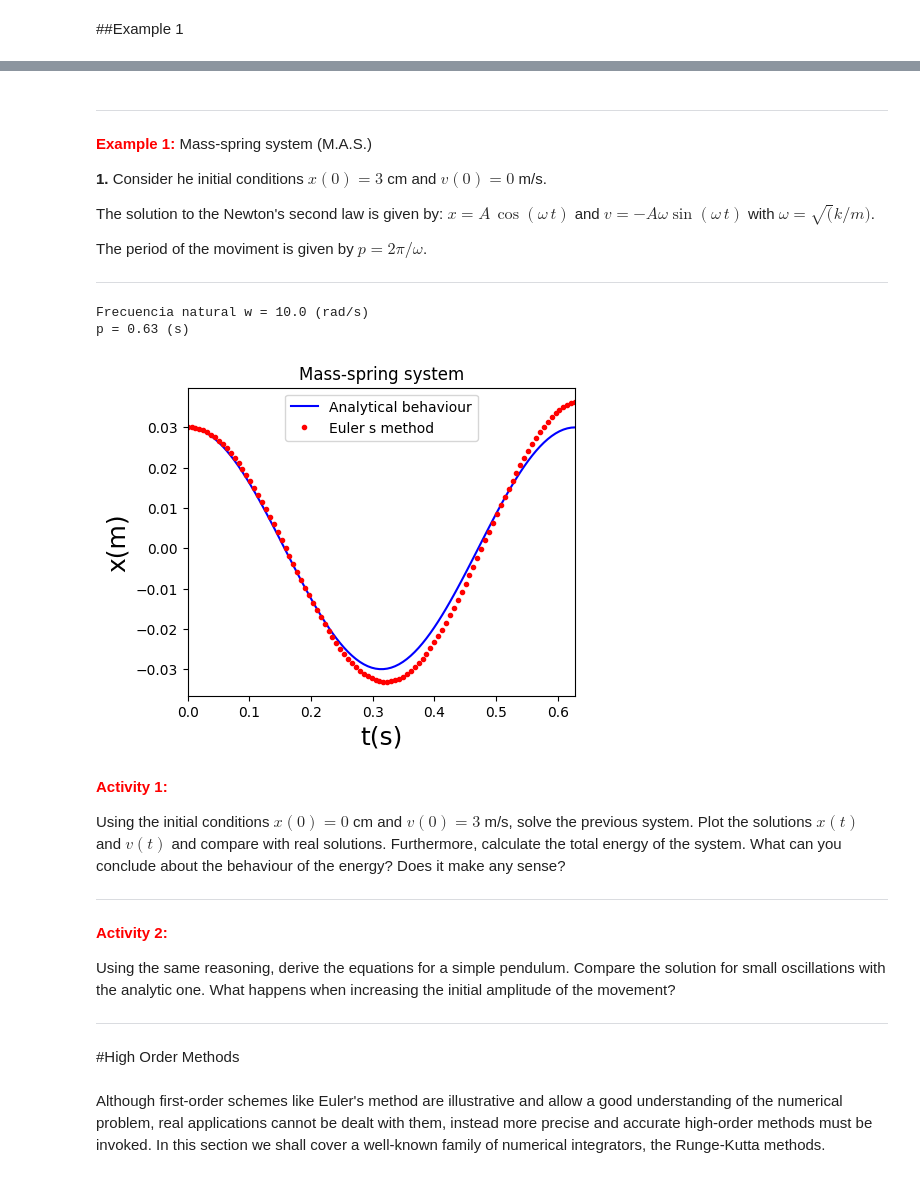
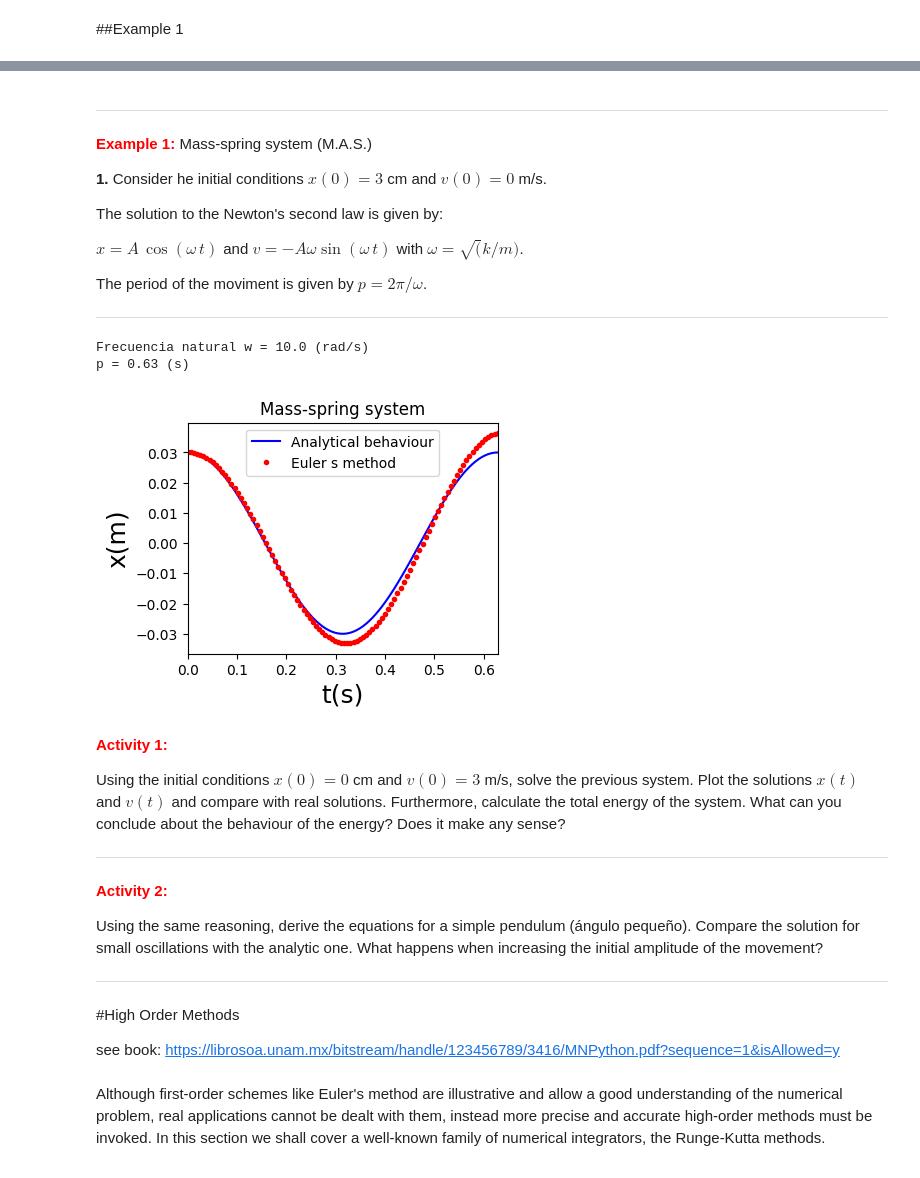
Before and after one commit to anferivera/Programming, a Jupyter notebook: 7_1_differential_equations.ipynb, the cells around one changed output, grey strips where cells are left out. Saved outputs shown, nothing was run; the diff lists cells and outputs as text; code cells hidden in the pictures.

```diff
--- a/7_1_differential_equations.ipynb
+++ b/7_1_differential_equations.ipynb
@@ -108,7 +108,9 @@ $$ \matrix{v_{i+1}= v_{i} - h\frac{k}{m}x_i \\  x_{i+1}=x_i + hv_i} ,\ \ \ x(0)
 
 **1.** Consider he initial conditions $x(0) = 3$ cm and $v(0) = 0$ m/s.
 
-The solution to the Newton's second law is given by: $x = A\,\cos(\omega\,t)$ and $v = -A\omega \sin(\omega\,t)$ with $\omega = \sqrt(k/m)$.
+The solution to the Newton's second law is given by:
+
+$x = A\,\cos(\omega\,t)$ and $v = -A\omega \sin(\omega\,t)$ with $\omega = \sqrt(k/m)$.
 
 The period of the moviment is given by $p = 2\pi/\omega$.
 
@@ -119,35 +121,35 @@ A,k,m = 0.03,100,1
 w = np.sqrt(k/m)
 p = 2*np.pi/w
 print('Frecuencia natural w =',w,'(rad/s)')
 print('p =',np.round(2*np.pi/w,2),'(s)')
 
 #Euler's Algoritmo
 N = 100
 t = np.linspace(0,p,N)
 h = p/N
 
 x0, v0 = A, 0
 
 x = [x0,]
 v = [v0,]
 for i in range(0,len(t)-1):
     x.append( x[i] + h*v[i] )
     v.append( v[i] - h*w**2*x[i] )
 
-plt.figure( figsize = (5,4) )
+plt.figure( figsize = (4,3) )
 plt.plot(t, A*np.cos(w*t),'b-',label='Analytical behaviour')
 plt.plot(t, x,'r.',label='Euler s method')
 plt.legend(loc='best')
 plt.title( "Mass-spring system" )
 plt.xlabel( "t(s)", fontsize = 18 )
 plt.ylabel( "x(m)", fontsize = 18 )
 #plt.grid(1)
 plt.xlim(0,p)
 plt.show()
 # %% [output]
 Frecuencia natural w = 10.0 (rad/s)
 p = 0.63 (s)
-[figure, old version]
+[figure, new version]
 # %% [markdown]
  <font color='red'>   **Activity 1:** </font>
 
@@ -156,8 +158,6 @@ Using the initial conditions $x(0) = 0$ cm and $v(0) = 3$ m/s, solve the previou
 # %% [markdown]
  <font color='red'>   **Activity 2:** </font>
 
-Using the same reasoning, derive the equations for a simple pendulum. Compare the solution for small oscillations with the analytic one. What happens when increasing the initial amplitude of the movement?
+Using the same reasoning, derive the equations for a simple pendulum (ángulo pequeño). Compare the solution for small oscillations with the analytic one. What happens when increasing the initial amplitude of the movement?
 
 - - -
-# %% [markdown]
-#High Order Methods
@@ -164,3 +166,8 @@ Using the same reasoning, derive the equations for a simple pendulum. Compare th
+# %% [markdown]
+#High Order Methods
+
+see book:
+https://librosoa.unam.mx/bitstream/handle/123456789/3416/MNPython.pdf?sequence=1&isAllowed=y
 # %% [markdown]
 Although first-order schemes like Euler's method are illustrative and allow a good understanding of the numerical problem, real applications cannot be dealt with them, instead more precise and accurate high-order methods must be invoked. In this section we shall cover a well-known family of numerical integrators, the Runge-Kutta methods.
 # %% [markdown]
```
Also changed, not shown: parts of 11 cells of this notebook.
